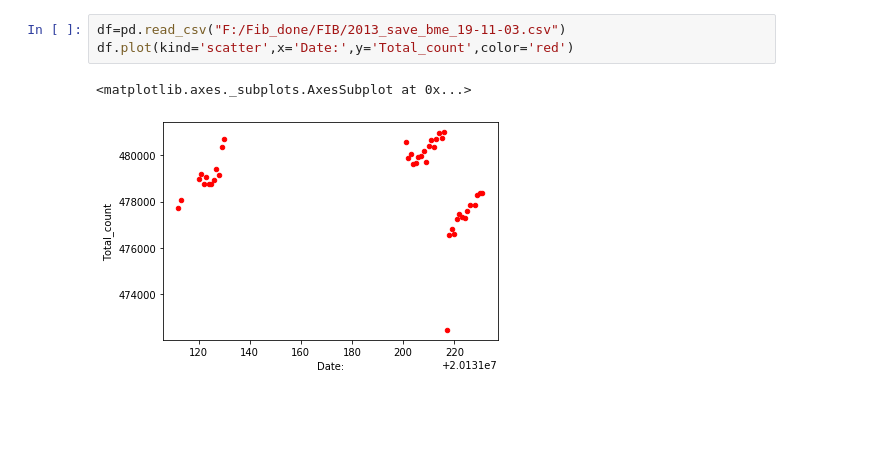
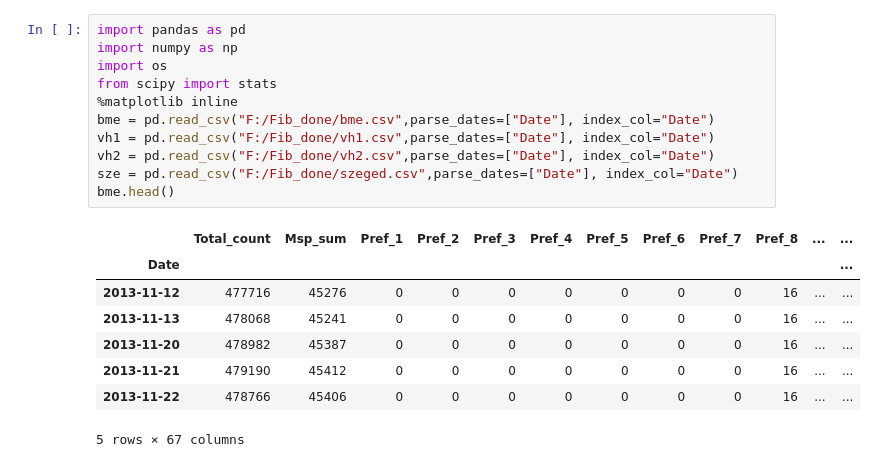
Before and after one commit to Tomikaze/IP-stats-trends, a Jupyter notebook: Untitled.ipynb, the cells around one changed output. Saved outputs shown, nothing was run; the diff lists cells and outputs as text; blank space fills up the shorter version.

```diff
--- a/Untitled.ipynb
+++ b/Untitled.ipynb
@@ -24,6 +1,20 @@ pd.read_csv("F:/Fib_done/FIB/2013_save_bme_19-11-03.csv")
-# %%
-df=pd.read_csv("F:/Fib_done/FIB/2013_save_bme_19-11-03.csv")
-df.plot(kind='scatter',x='Date:',y='Total_count',color='red')
-# %% [output]
-<matplotlib.axes._subplots.AxesSubplot at 0x...>
-[figure, removed]
+# %%
+import pandas as pd
+import numpy as np
+import os
+from scipy import stats
+%matplotlib inline
+bme = pd.read_csv("F:/Fib_done/bme.csv",parse_dates=["Date"], index_col="Date")
+vh1 = pd.read_csv("F:/Fib_done/vh1.csv",parse_dates=["Date"], index_col="Date")
+vh2 = pd.read_csv("F:/Fib_done/vh2.csv",parse_dates=["Date"], index_col="Date")
+sze = pd.read_csv("F:/Fib_done/szeged.csv",parse_dates=["Date"], index_col="Date")
+bme.head()
+# %% [output]
+|  | Total_count | Msp_sum | Pref_1 | Pref_2 | Pref_3 | Pref_4 | Pref_5 | Pref_6 | Pref_7 | Pref_8 | ... | ... |
+| Date |  |  |  |  |  |  |  |  |  |  |  | ... |
+| 2013-11-12 | 477716 | 45276 | 0 | 0 | 0 | 0 | 0 | 0 | 0 | 16 | ... | ... |
+| 2013-11-13 | 478068 | 45241 | 0 | 0 | 0 | 0 | 0 | 0 | 0 | 16 | ... | ... |
+| 2013-11-20 | 478982 | 45387 | 0 | 0 | 0 | 0 | 0 | 0 | 0 | 16 | ... | ... |
+| 2013-11-21 | 479190 | 45412 | 0 | 0 | 0 | 0 | 0 | 0 | 0 | 16 | ... | ... |
+| 2013-11-22 | 478766 | 45406 | 0 | 0 | 0 | 0 | 0 | 0 | 0 | 16 | ... | ... |
+5 rows × 67 columns
```
Also changed, not shown: parts of 9 cells of this notebook.
